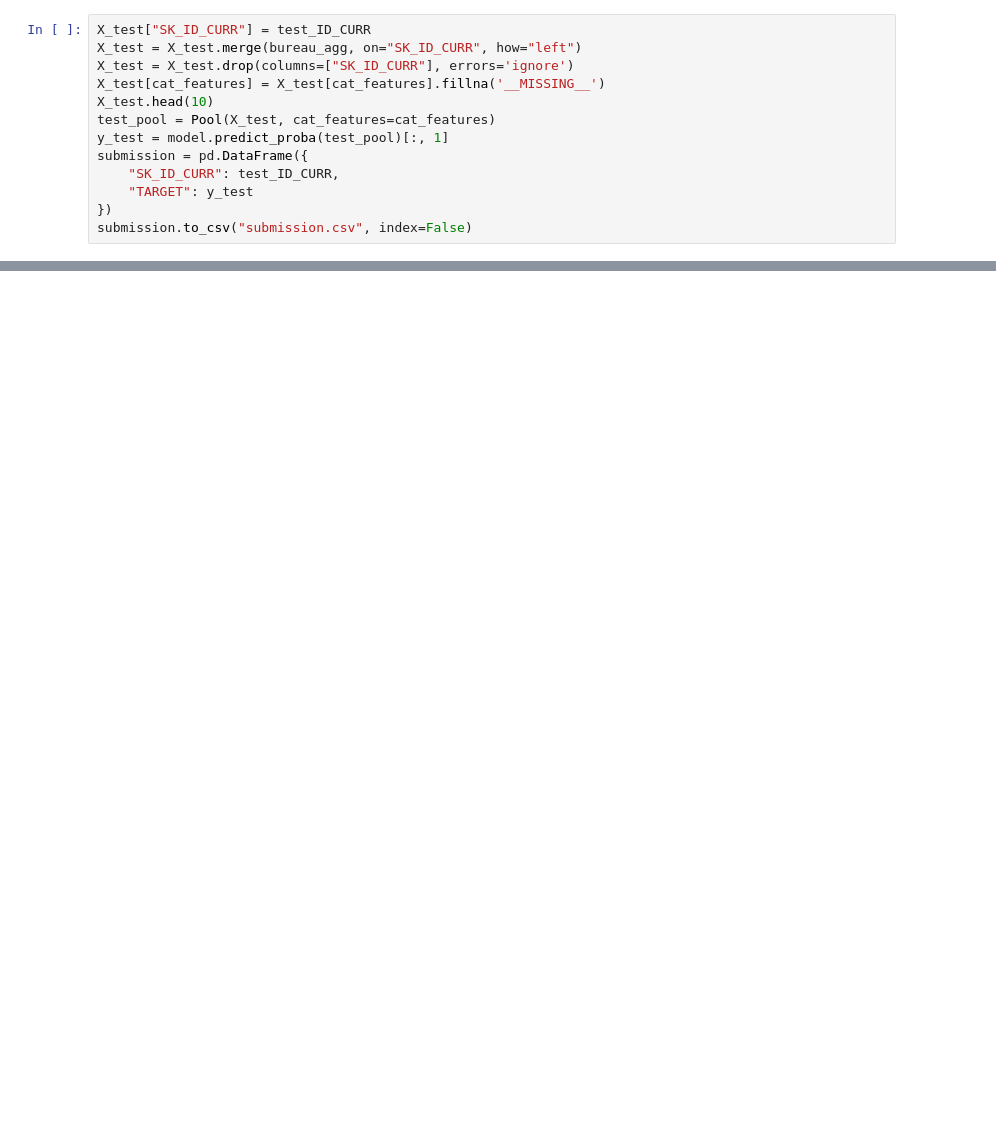
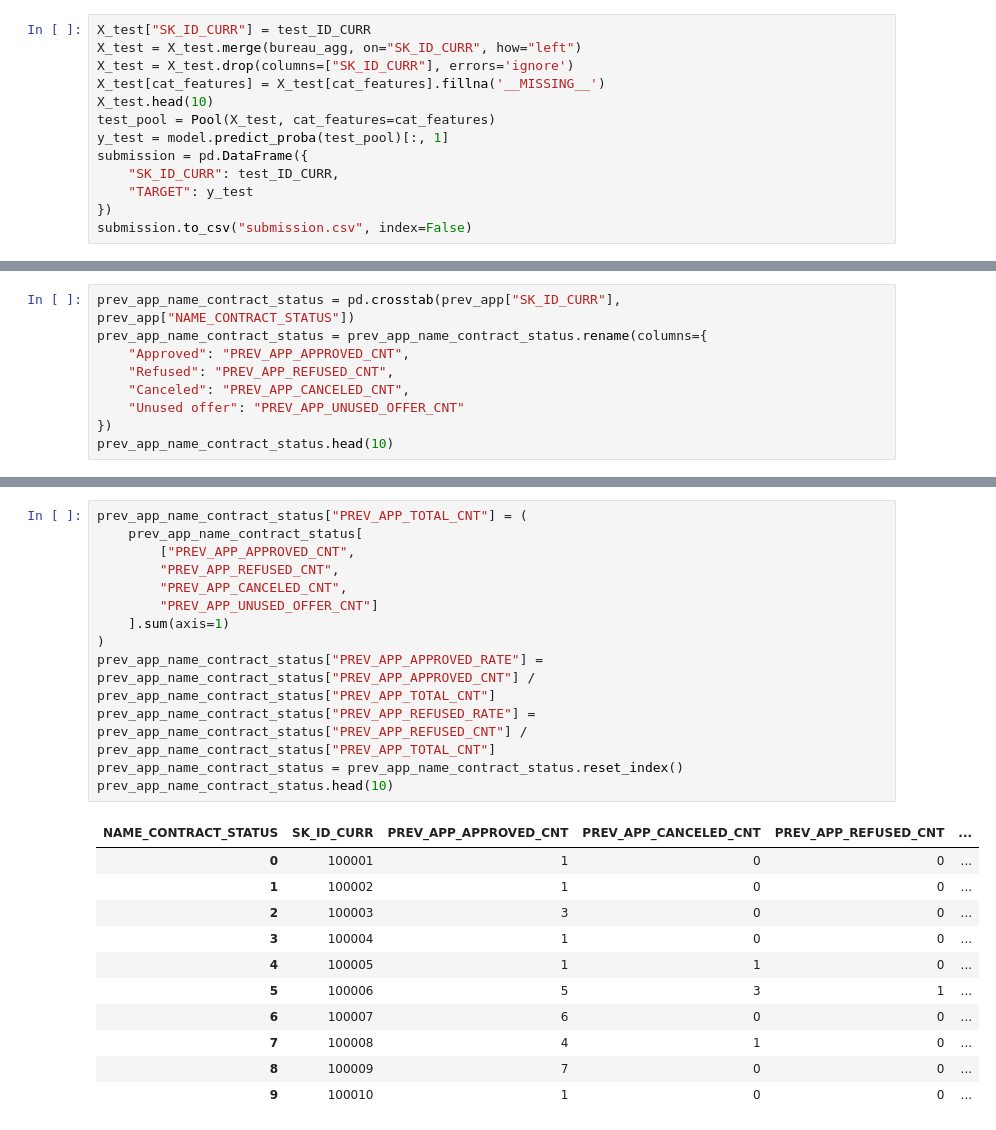
Before and after one commit to yakovlevanton/credit_scoring, a Jupyter notebook: experiments/credit_scoring.ipynb, the cells around one changed output, grey strips where cells are left out. Saved outputs shown, nothing was run; the diff lists cells and outputs as text; blank space fills up the shorter version.

```diff
--- a/experiments/credit_scoring.ipynb
+++ b/experiments/credit_scoring.ipynb
@@ -695,0 +711,9 @@ submission.to_csv("submission.csv", index=False)
+# %%
+prev_app_name_contract_status = pd.crosstab(prev_app["SK_ID_CURR"], prev_app["NAME_CONTRACT_STATUS"])
+prev_app_name_contract_status = prev_app_name_contract_status.rename(columns={
+    "Approved": "PREV_APP_APPROVED_CNT",
+    "Refused": "PREV_APP_REFUSED_CNT",
+    "Canceled": "PREV_APP_CANCELED_CNT",
+    "Unused offer": "PREV_APP_UNUSED_OFFER_CNT"
+})
+prev_app_name_contract_status.head(10)
@@ -695,0 +733,25 @@ submission.to_csv("submission.csv", index=False)
+# %%
+prev_app_name_contract_status["PREV_APP_TOTAL_CNT"] = (
+    prev_app_name_contract_status[
+        ["PREV_APP_APPROVED_CNT",
+        "PREV_APP_REFUSED_CNT",
+        "PREV_APP_CANCELED_CNT",
+        "PREV_APP_UNUSED_OFFER_CNT"]
+    ].sum(axis=1)
+)
+prev_app_name_contract_status["PREV_APP_APPROVED_RATE"] = prev_app_name_contract_status["PREV_APP_APPROVED_CNT"] / prev_app_name_contract_status["PREV_APP_TOTAL_CNT"]
+prev_app_name_contract_status["PREV_APP_REFUSED_RATE"] = prev_app_name_contract_status["PREV_APP_REFUSED_CNT"] / prev_app_name_contract_status["PREV_APP_TOTAL_CNT"]
+prev_app_name_contract_status = prev_app_name_contract_status.reset_index()
+prev_app_name_contract_status.head(10)
+# %% [output]
+| NAME_CONTRACT_STATUS | SK_ID_CURR | PREV_APP_APPROVED_CNT | PREV_APP_CANCELED_CNT | PREV_APP_REFUSED_CNT | ... |
+| 0 | 100001 | 1 | 0 | 0 | ... |
+| 1 | 100002 | 1 | 0 | 0 | ... |
+| 2 | 100003 | 3 | 0 | 0 | ... |
+| 3 | 100004 | 1 | 0 | 0 | ... |
+| 4 | 100005 | 1 | 1 | 0 | ... |
+| 5 | 100006 | 5 | 3 | 1 | ... |
+| 6 | 100007 | 6 | 0 | 0 | ... |
+| 7 | 100008 | 4 | 1 | 0 | ... |
+| 8 | 100009 | 7 | 0 | 0 | ... |
+| 9 | 100010 | 1 | 0 | 0 | ... |
```
Also changed, not shown: parts of 15 cells of this notebook.
